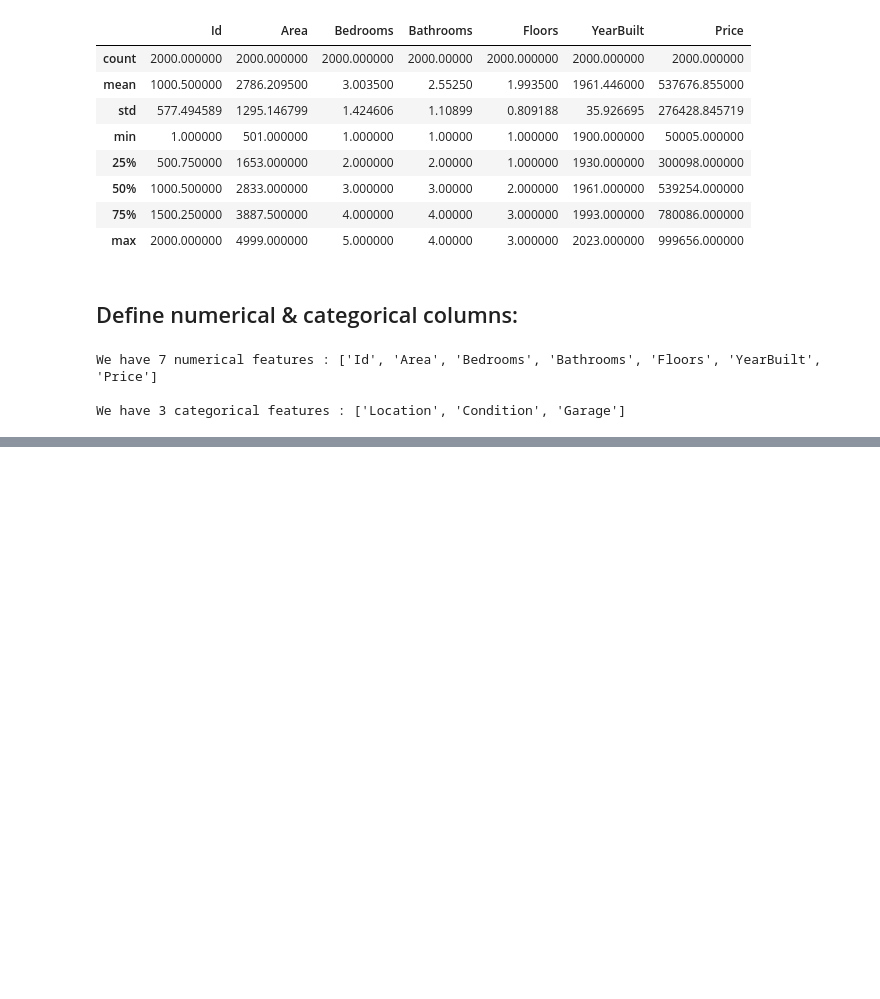
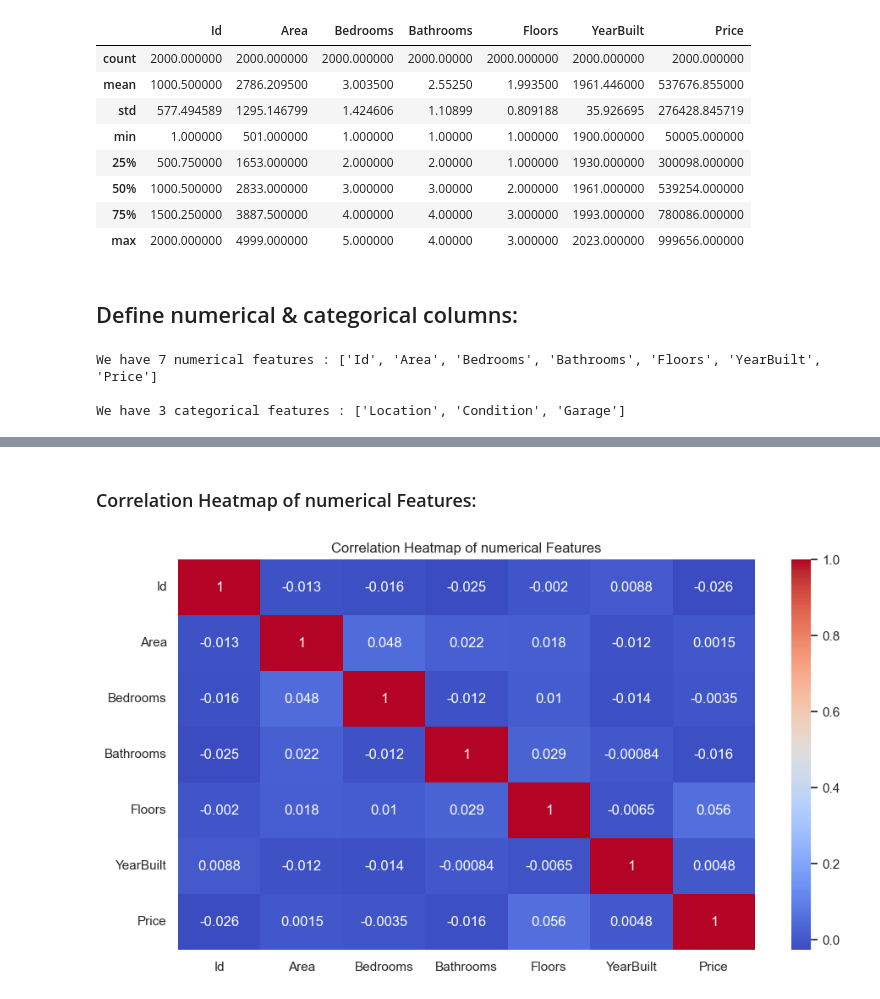
Before and after one commit to khaoula023/House_Price_Prediction, a Jupyter notebook: notebook/EDA.ipynb, the cells around one changed output, grey strips where cells are left out. Saved outputs shown, nothing was run; the diff lists cells and outputs as text; code cells hidden in the pictures; blank space fills up the shorter version.

```diff
--- a/notebook/EDA.ipynb
+++ b/notebook/EDA.ipynb
@@ -111,0 +164,9 @@ We have 3 categorical features : ['Location', 'Condition', 'Garage']
+# %% [markdown]
+### Correlation Heatmap of numerical Features:
+# %%
+corr = df[['Id', 'Area', 'Bedrooms', 'Bathrooms', 'Floors', 'YearBuilt', 'Price']].corr()
+sns.heatmap(corr, annot=True, cmap="coolwarm")
+plt.title('Correlation Heatmap of numerical Features')
+plt.show()
+# %% [output]
+[figure, added]
```
Also changed, not shown: parts of 26 cells of this notebook.
